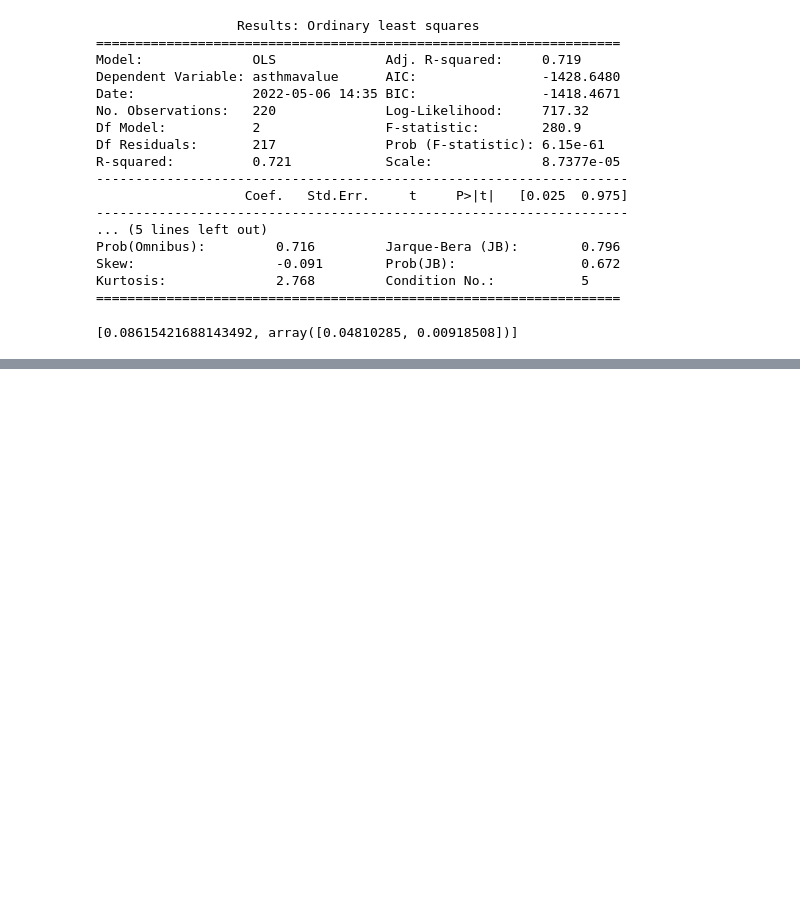
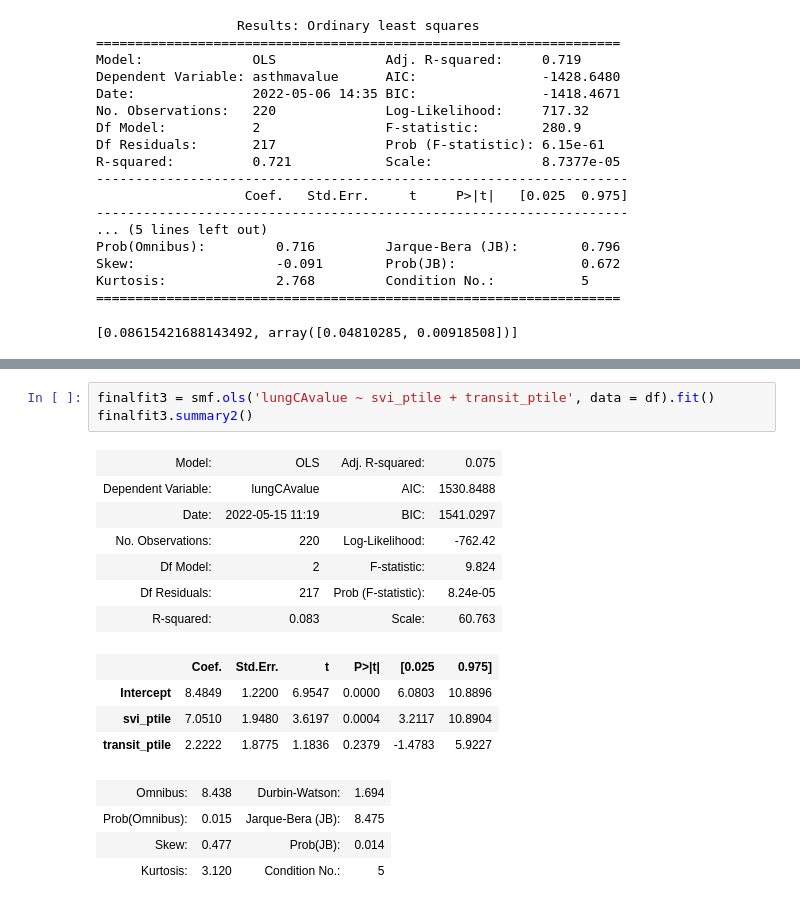
Before and after one commit to nfriedb1/DS4PH-Capstone-Neta-Xiang, a Jupyter notebook: DataSetUp.ipynb, the cells around one changed output, grey strips where cells are left out. Saved outputs shown, nothing was run; the diff lists cells and outputs as text; blank space fills up the shorter version.

```diff
--- a/DataSetUp.ipynb
+++ b/DataSetUp.ipynb
@@ -391,0 +453,19 @@ Kurtosis:              2.768         Condition No.:           5
+# %%
+finalfit3 = smf.ols('lungCAvalue ~ svi_ptile + transit_ptile', data = df).fit()
+finalfit3.summary2()
+# %% [output]
+| Model: | OLS | Adj. R-squared: | 0.075 |
+| Dependent Variable: | lungCAvalue | AIC: | 1530.8488 |
+| Date: | 2022-05-15 11:19 | BIC: | 1541.0297 |
+| No. Observations: | 220 | Log-Likelihood: | -762.42 |
+| Df Model: | 2 | F-statistic: | 9.824 |
+| Df Residuals: | 217 | Prob (F-statistic): | 8.24e-05 |
+| R-squared: | 0.083 | Scale: | 60.763 |
+|  | Coef. | Std.Err. | t | P>|t| | [0.025 | 0.975] |
+| Intercept | 8.4849 | 1.2200 | 6.9547 | 0.0000 | 6.0803 | 10.8896 |
+| svi_ptile | 7.0510 | 1.9480 | 3.6197 | 0.0004 | 3.2117 | 10.8904 |
+| transit_ptile | 2.2222 | 1.8775 | 1.1836 | 0.2379 | -1.4783 | 5.9227 |
+| Omnibus: | 8.438 | Durbin-Watson: | 1.694 |
+| Prob(Omnibus): | 0.015 | Jarque-Bera (JB): | 8.475 |
+| Skew: | 0.477 | Prob(JB): | 0.014 |
+| Kurtosis: | 3.120 | Condition No.: | 5 |
```
Also changed, not shown: parts of 9 cells of this notebook.
